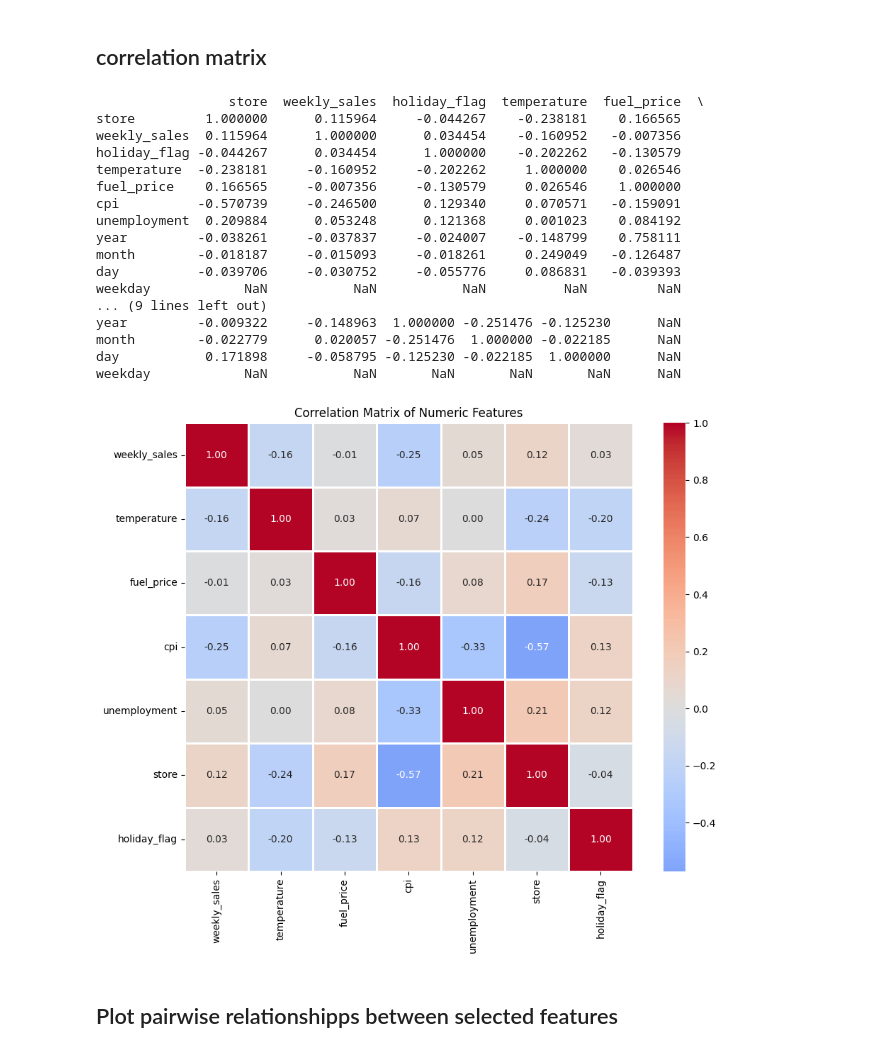
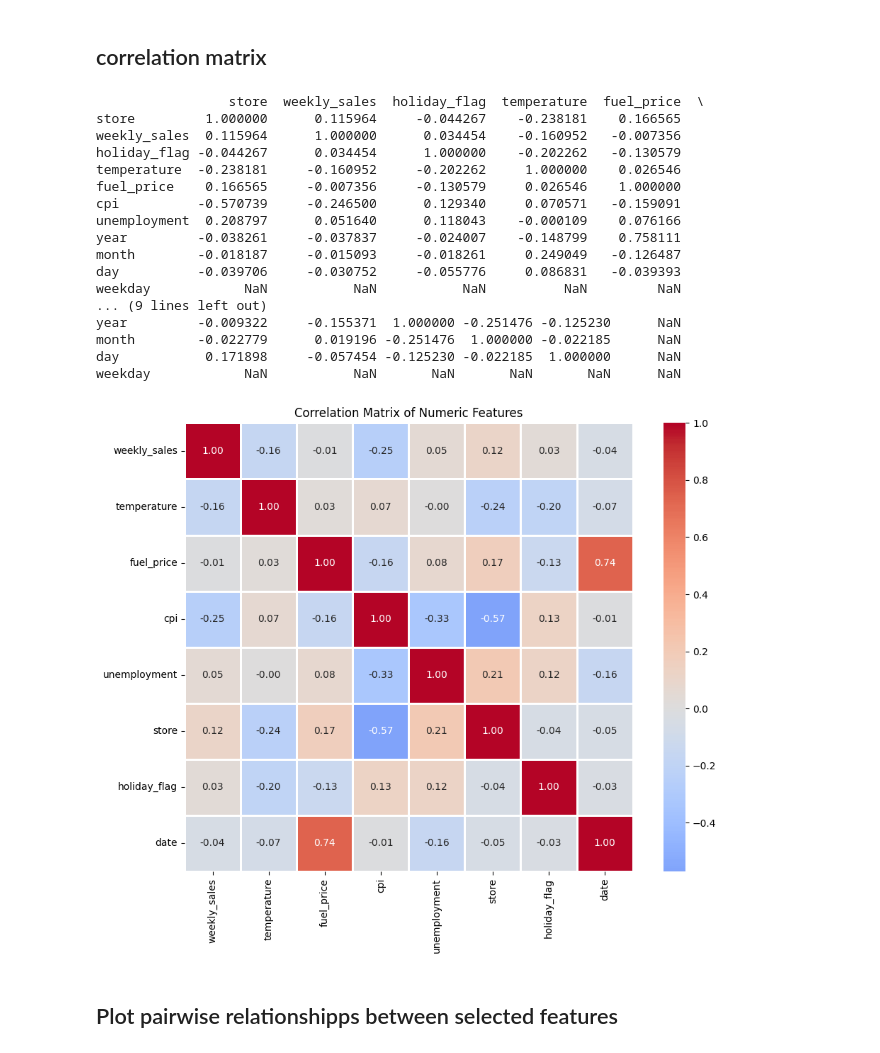
Before and after one commit to helene-mourez/WALMART_SALES, a Jupyter notebook: 02_walmart_sales_eda.ipynb, the cells around one changed output. Saved outputs shown, nothing was run; the diff lists cells and outputs as text; code cells hidden in the pictures.

```diff
--- a/02_walmart_sales_eda.ipynb
+++ b/02_walmart_sales_eda.ipynb
@@ -189 +194,4 @@ df = df.dropna(subset=['weekly_sales'])
+# %%
+# La distribution unemployment est symétrique, proche de la loi normale. Imputation avec la moyenne.
+df['unemployment'] = df['unemployment'].fillna(df['unemployment'].mean())
 # %%
@@ -318,28 +305,28 @@ holiday_flag -0.044267      0.034454      1.000000    -0.202262   -0.130579
 temperature  -0.238181     -0.160952     -0.202262     1.000000    0.026546
 fuel_price    0.166565     -0.007356     -0.130579     0.026546    1.000000
 cpi          -0.570739     -0.246500      0.129340     0.070571   -0.159091
-unemployment  0.209884      0.053248      0.121368     0.001023    0.084192
+unemployment  0.208797      0.051640      0.118043    -0.000109    0.076166
 year         -0.038261     -0.037837     -0.024007    -0.148799    0.758111
 month        -0.018187     -0.015093     -0.018261     0.249049   -0.126487
 day          -0.039706     -0.030752     -0.055776     0.086831   -0.039393
 weekday            NaN           NaN           NaN          NaN         NaN
 ... (9 lines left out)
-year         -0.009322     -0.148963  1.000000 -0.251476 -0.125230      NaN
-month        -0.022779      0.020057 -0.251476  1.000000 -0.022185      NaN
-day           0.171898     -0.058795 -0.125230 -0.022185  1.000000      NaN
+year         -0.009322     -0.155371  1.000000 -0.251476 -0.125230      NaN
+month        -0.022779      0.019196 -0.251476  1.000000 -0.022185      NaN
+day           0.171898     -0.057454 -0.125230 -0.022185  1.000000      NaN
 weekday            NaN           NaN       NaN       NaN       NaN      NaN
 # %%
 # Plot the correlation matrix as a heatmap
-cols = ['weekly_sales', 'temperature', 'fuel_price', 'cpi', 'unemployment', 'store', 'holiday_flag']
+cols = ['weekly_sales', 'temperature', 'fuel_price', 'cpi', 'unemployment', 'store', 'holiday_flag', 'date']
 
 corr_matrix = df[cols].corr()
 plt.figure(figsize=(10, 8))
 sns.heatmap(corr_matrix, annot=True, cmap='coolwarm', center=0, fmt='.2f', square=True, linewidths=1)
 plt.title('Correlation Matrix of Numeric Features')
 plt.tight_layout()
 plt.show()
 # %% [output]
-[figure, old version]
+[figure, new version]
 # %% [markdown]
 ## Plot pairwise relationshipps between selected features
 # %%
```
Also changed, not shown: parts of 40 cells of this notebook, 2 other files.
